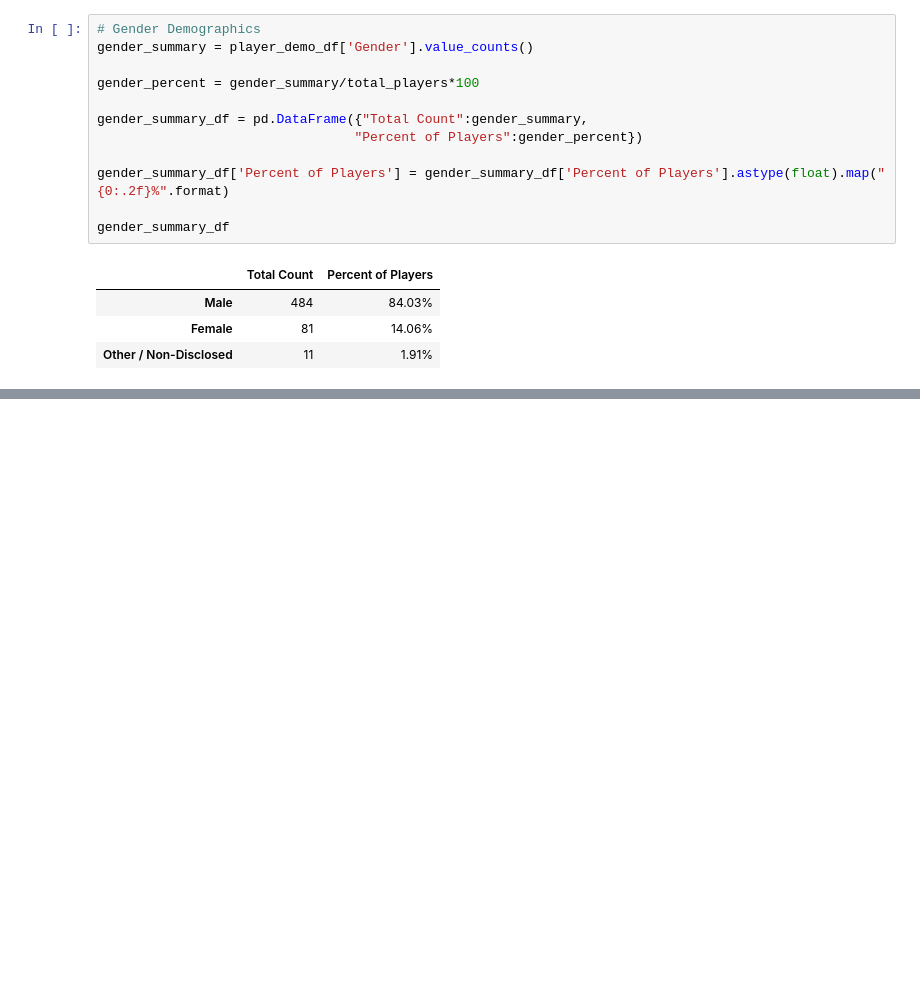
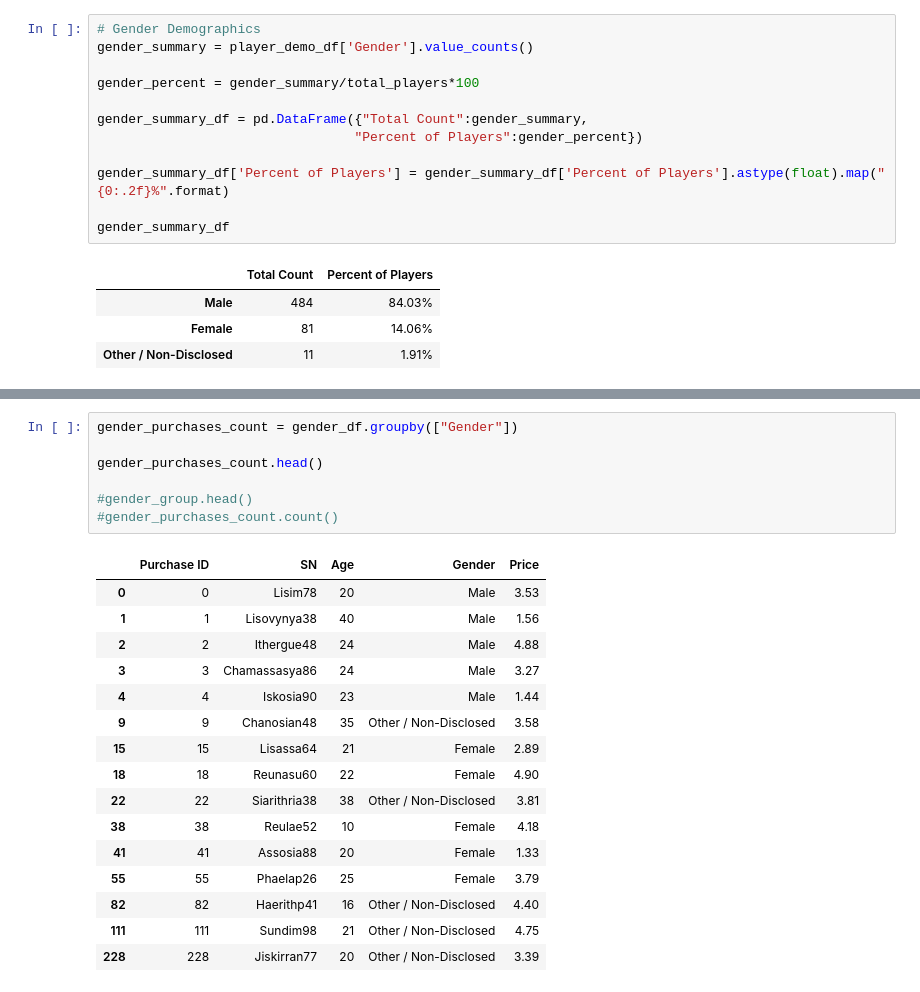
Before and after one commit to sharonpete/pandas-challenge, a Jupyter notebook: HeroesOfPymoli/heroesofpymoli.ipynb, the cells around one changed output, grey strips where cells are left out. Drawn from its saved outputs; the diff is of its cells as text; blank space fills up the shorter version.

```diff
--- a/HeroesOfPymoli/heroesofpymoli.ipynb
+++ b/HeroesOfPymoli/heroesofpymoli.ipynb
@@ -74,0 +99,24 @@ gender_summary_df
+# %%
+gender_purchases_count = gender_df.groupby(["Gender"])
+
+gender_purchases_count.head()
+
+#gender_group.head()
+#gender_purchases_count.count()
+# %% [output]
+|  | Purchase ID | SN | Age | Gender | Price |
+| 0 | 0 | Lisim78 | 20 | Male | 3.53 |
+| 1 | 1 | Lisovynya38 | 40 | Male | 1.56 |
+| 2 | 2 | Ithergue48 | 24 | Male | 4.88 |
+| 3 | 3 | Chamassasya86 | 24 | Male | 3.27 |
+| 4 | 4 | Iskosia90 | 23 | Male | 1.44 |
+| 9 | 9 | Chanosian48 | 35 | Other / Non-Disclosed | 3.58 |
+| 15 | 15 | Lisassa64 | 21 | Female | 2.89 |
+| 18 | 18 | Reunasu60 | 22 | Female | 4.90 |
+| 22 | 22 | Siarithria38 | 38 | Other / Non-Disclosed | 3.81 |
+| 38 | 38 | Reulae52 | 10 | Female | 4.18 |
+| 41 | 41 | Assosia88 | 20 | Female | 1.33 |
+| 55 | 55 | Phaelap26 | 25 | Female | 3.79 |
+| 82 | 82 | Haerithp41 | 16 | Other / Non-Disclosed | 4.40 |
+| 111 | 111 | Sundim98 | 21 | Other / Non-Disclosed | 4.75 |
+| 228 | 228 | Jiskirran77 | 20 | Other / Non-Disclosed | 3.39 |
```
Also changed, not shown: parts of 22 cells of this notebook.
